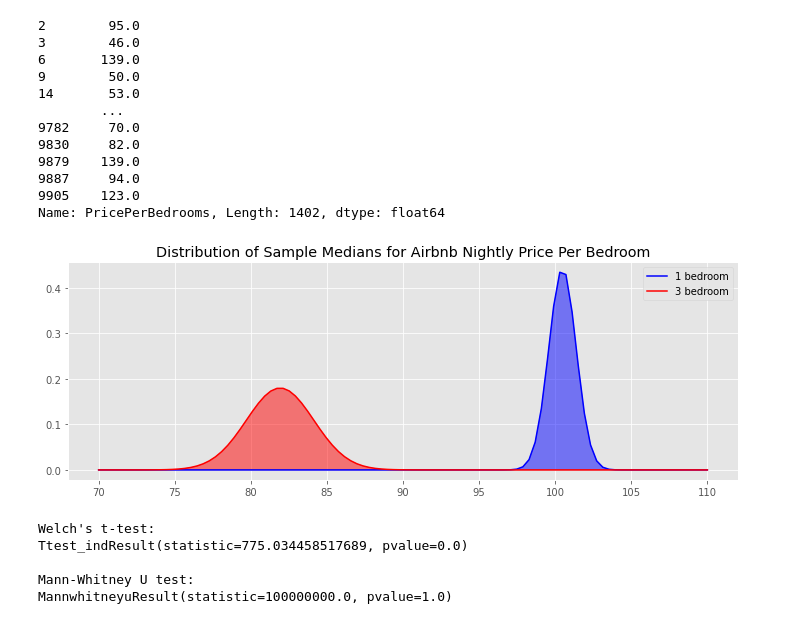
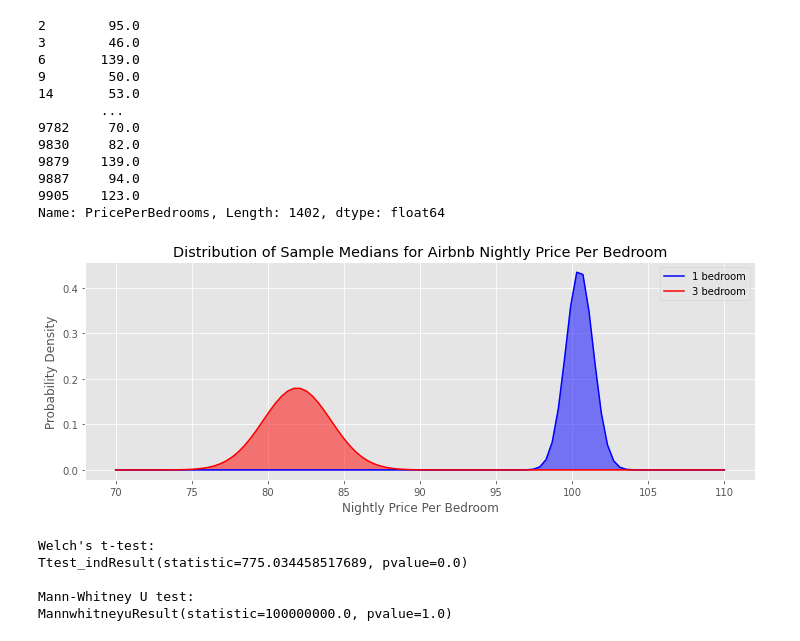
Before and after one commit to randallb15/Real-Estate-Analysis, a Jupyter notebook: StatisticalAnalysis.ipynb, the cells around one changed output. Drawn from its saved outputs; the diff is of its cells as text; code cells hidden in the pictures.

```diff
--- a/StatisticalAnalysis.ipynb
+++ b/StatisticalAnalysis.ipynb
@@ -150,33 +150,36 @@ Austinbigdfmedians = bootstrap_sample_medians(Austinbigdf['PricePerBedrooms'])
 # %%
 # Creating a plot
 fig,ax = plt.subplots(figsize=(12,4))
 
 # Creating normal distributions for sample means and sample mean standard deviations.
 # So these are the sampling distributions for the sample mean.
 onebed = stats.norm(Austin1dfmedians.mean(), Austin1dfmedians.std())
 threebed = stats.norm(Austin3dfmedians.mean(), Austin3dfmedians.std())
 
 # Creating a new array to use for x-axis.
 support = np.linspace(70, 110, 100)
 
 # call the probability density functions for each of the points on the x axis.
 onebed_pdf = onebed.pdf(support)
 threebed_pdf = threebed.pdf(support)
 
 # Plot the density functions we just created and filling with color to show overlap.
 # alpha here is transparency.
 ax.plot(support, onebed_pdf, color='blue', label='1 bedroom')
 ax.fill(support, onebed_pdf, color='blue', alpha=0.5)
 ax.plot(support, threebed_pdf, color='red', label='3 bedroom')
 ax.fill(support, threebed_pdf, color='red', alpha=0.5)
 
 # Legend - shows comparison between 1 bedroom and 3 bedroom.
 # It draws from the 'label' argument in the plotting function.
 # Also add a plot title.
 ax.legend()
+ax.set_xlabel('Nightly Price Per Bedroom')
+ax.set_ylabel('Probability Density')
 ax.set_title("Distribution of Sample Medians for Airbnb Nightly Price Per Bedroom");
+plt.savefig('img/1vs3bedroom.png')
 # %% [output]
-[figure, old version]
+[figure, new version]
 # %%
 # ttest in scipy is two sided.
 print("Welch's t-test:")
```
Also changed, not shown: parts of 2 cells of this notebook, 4 other files.
